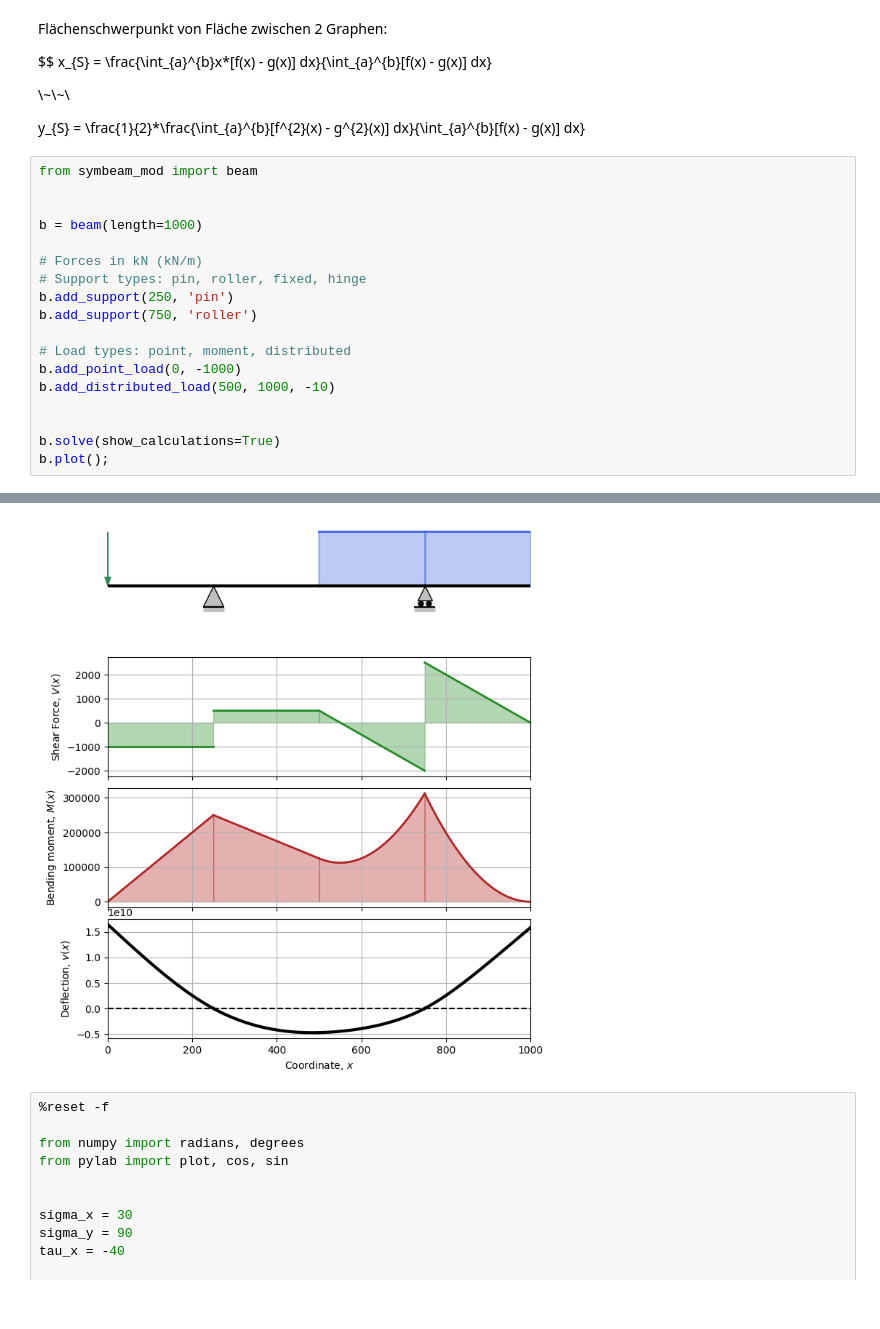
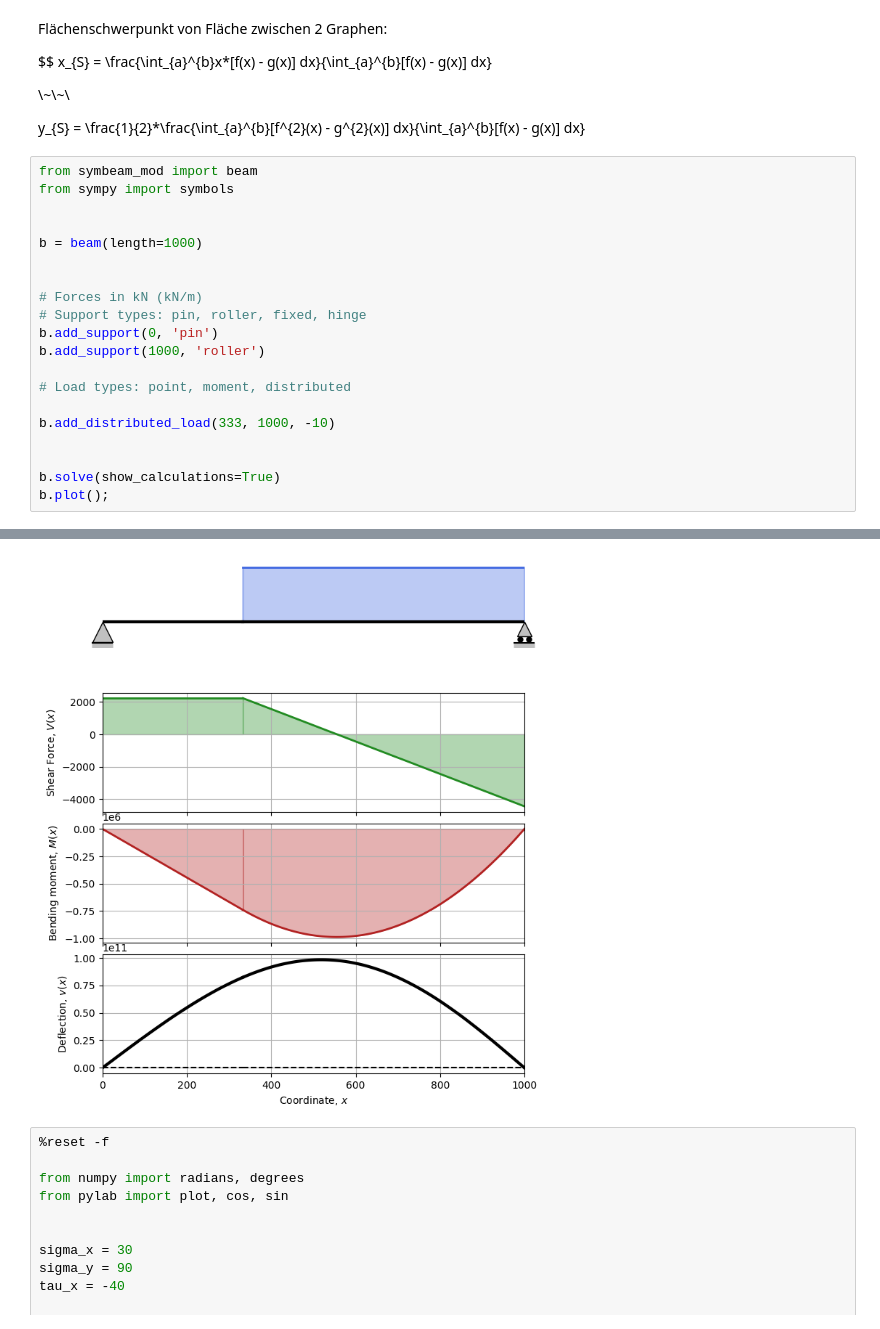
Before and after one commit to JakobGue/tecmec_notebook, a Jupyter notebook: TecMec_Calculator.ipynb, the cells around one changed output, grey strips where cells are left out. Drawn from its saved outputs; the diff is of its cells as text.

```diff
--- a/TecMec_Calculator.ipynb
+++ b/TecMec_Calculator.ipynb
@@ -230,18 +331,20 @@ $$ x_{S} = \frac{\int_{a}^{b}x*[f(x) - g(x)] dx}{\int_{a}^{b}[f(x) - g(x)] dx}
 y_{S} = \frac{1}{2}*\frac{\int_{a}^{b}[f^{2}(x) - g^{2}(x)] dx}{\int_{a}^{b}[f(x) - g(x)] dx}
 # %%
 from symbeam_mod import beam
+from sympy import symbols
 
 
 b = beam(length=1000)
 
+
 # Forces in kN (kN/m)
 # Support types: pin, roller, fixed, hinge
-b.add_support(250, 'pin')
-b.add_support(750, 'roller')
+b.add_support(0, 'pin')
+b.add_support(1000, 'roller')
 
 # Load types: point, moment, distributed
-b.add_point_load(0, -1000)
-b.add_distributed_load(500, 1000, -10)
+
+b.add_distributed_load(333, 1000, -10)
 
 
 b.solve(show_calculations=True)
@@ -266,5 +369,5 @@ Fq1 = [-1000]
 ===================================================================================
-[figure, old version]
+[figure, new version]
 # %%
 %reset -f
 
```
Also changed, not shown: parts of 5 cells of this notebook, 3 other files.
